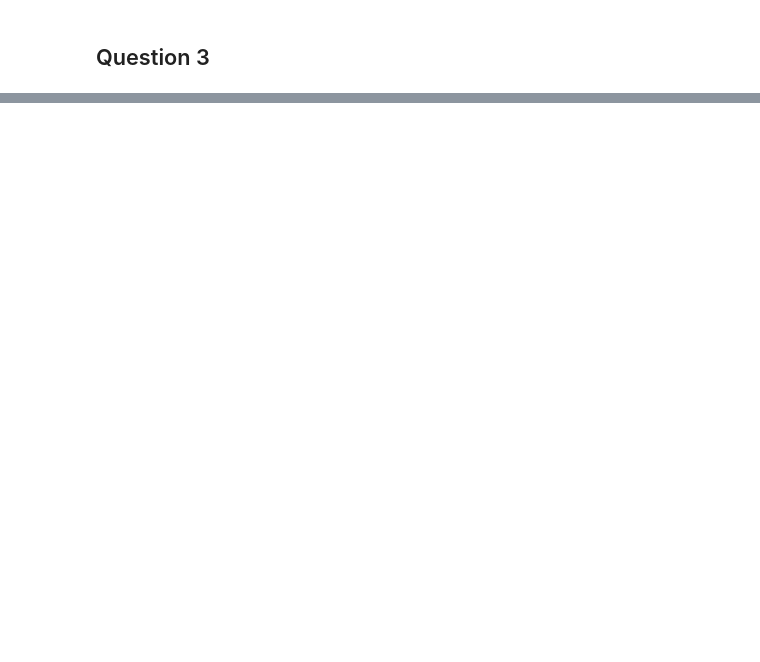
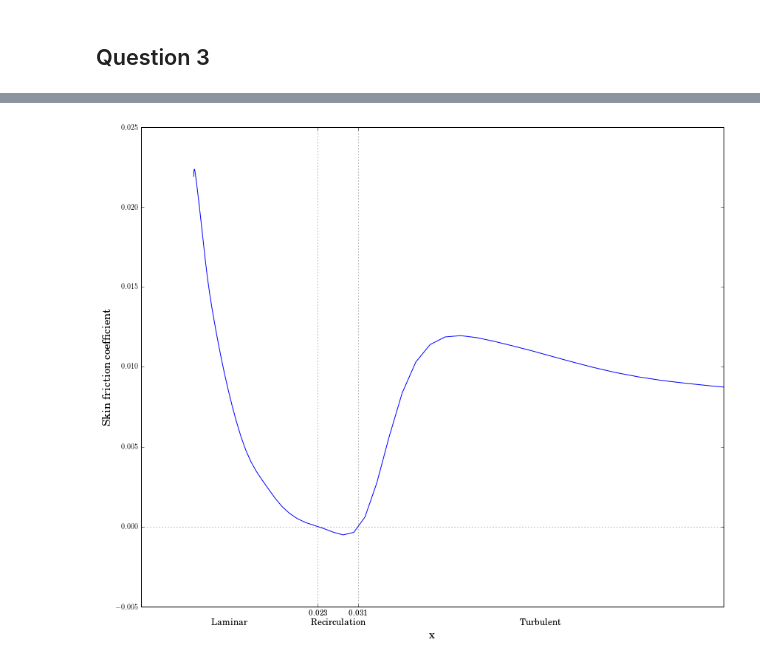
Before and after one commit to selimb/schoolstuff, a Jupyter notebook: mech539/ass5/Untitled.ipynb, the cells around one changed output, grey strips where cells are left out. Drawn from its saved outputs; the diff is of its cells as text; code cells hidden in the pictures; blank space fills up the shorter version.

```diff
--- a/mech539/ass5/Untitled.ipynb
+++ b/mech539/ass5/Untitled.ipynb
@@ -222,0 +239,47 @@ q = (8 - 6.05)/(8.15 - 6.05)
+# %%
+def find_zero_cross(x, z, y=None):
+    IDX = np.where(np.diff(np.sign(z)))[0]
+    x_cross = []
+    y_cross = []
+    for i in IDX:
+        q = (0.0 - z[i])/(z[i+1] - z[i])
+        x_cross.append(x[i] + q*(x[i+1] - x[i]))
+        if y is not None:
+            y_cross.append(y[i] + q*(y[i+1] - y[i]))
+
+    if y is None:
+        return np.array(x_cross), IDX
+    else:
+        return np.array(x_cross), np.array(y_cross), IDX
+
+
+def identify_sections(ax, zero_cross, xlim1, xlim2):
+    ax.set_xticks(zero_cross)
+    ax.set_xticklabels(['%.3f' % v for v in zero_cross])
+    laminar = 0.5*(zero_cross[-2] + xlim1)
+    recirculation = 0.5*(zero_cross[-2] + zero_cross[-1])
+    turbulent = 0.5*(zero_cross[-1] + xlim2)
+    ax.set_xticks([laminar, recirculation, turbulent], minor=True)
+    ax.set_xticklabels(['Laminar', 'Recirculation', 'Turbulent'], minor=True, fontsize='large')
+    ax.xaxis.set_tick_params(which='minor', length=0, pad=15)
+# %%
+def cf_upper():
+    fig, ax = plt.subplots(figsize=(12, 10))
+
+    ax.plot(xc[upper], cf[upper], 'b', label='Upper')
+    ax.set_ylabel('Skin friction coefficient')
+    ax.set_xlabel('x')
+    zero_cross, _ = find_zero_cross(xc[upper], cf[upper])
+    xlim1, xlim2 = -0.01, 0.1
+    identify_sections(ax, zero_cross[:2], xlim1, xlim2)
+    ax.set_xlim(xlim1, xlim2)
+    ax.set_yticks([0.0], minor=True)
+    ax.grid(True, which='minor', axis='y')
+    ax.grid(True, which='major', axis='x')
+    fig.tight_layout()
+    savefig(fig, 'cf_upper_le.pdf')
+    plt.show()
+
+cf_upper()
+# %% [output]
+[figure, added]
```
Also changed, not shown: parts of 20 cells of this notebook, 11 other files.
